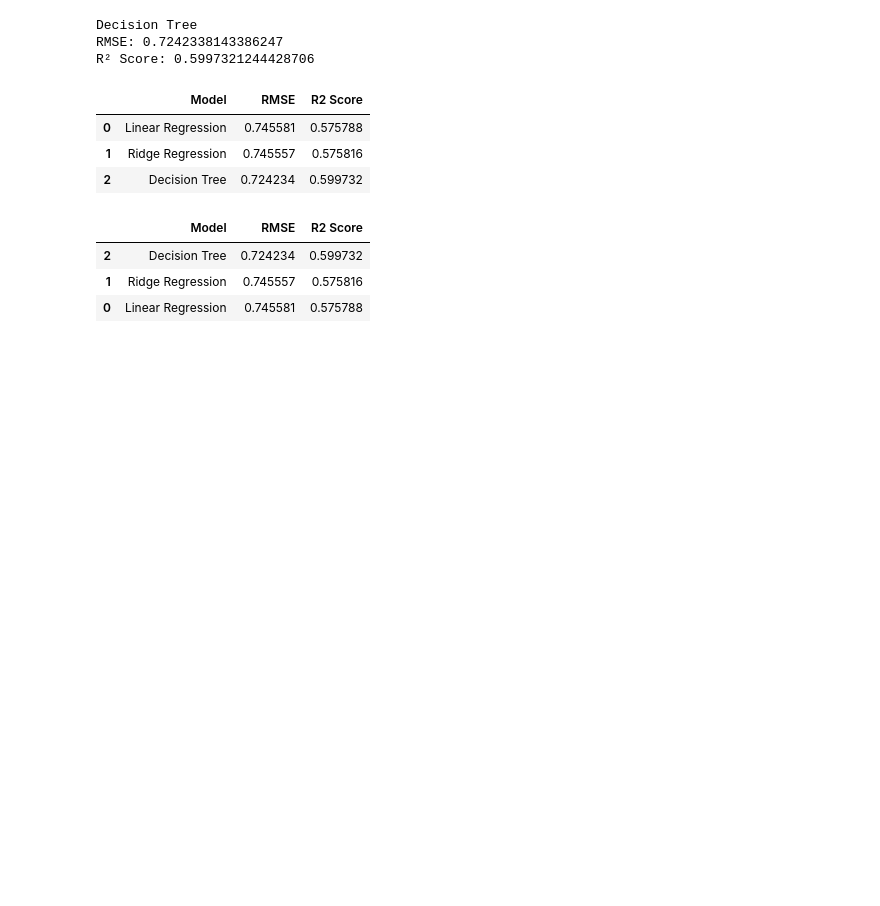
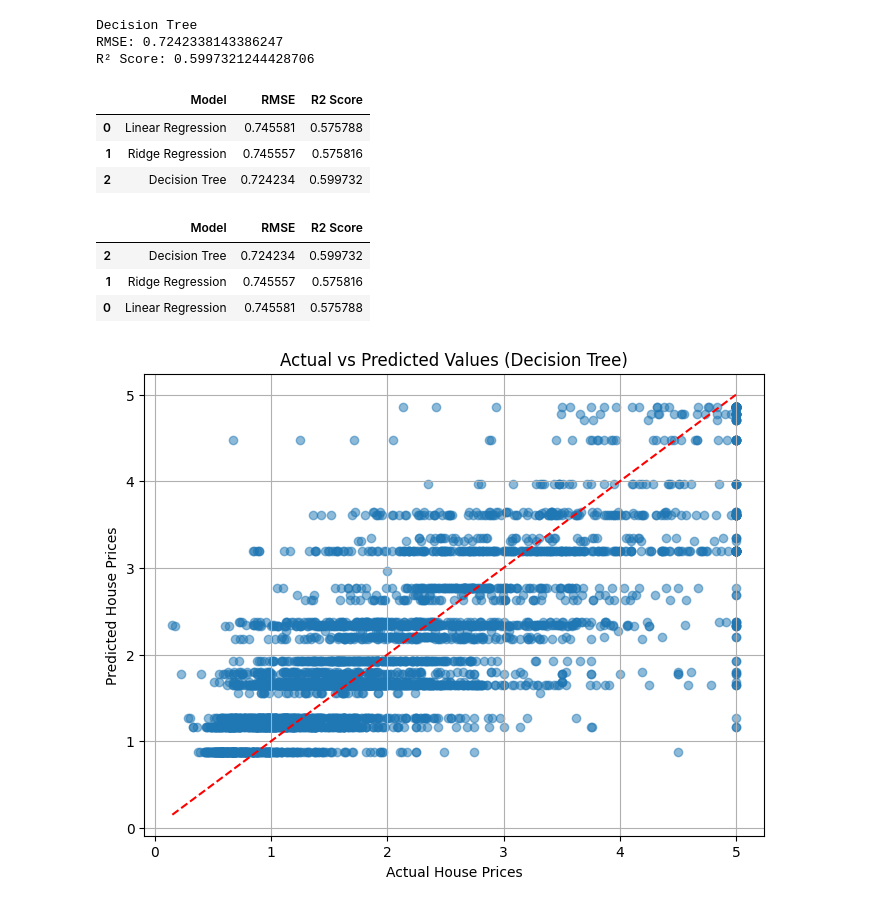
Before and after one commit to khasif18/house-price-predictor-, a Jupyter notebook: sk2_ml_model_comparison.ipynb, the cells around one changed output. Saved outputs shown, nothing was run; the diff lists cells and outputs as text; code cells hidden in the pictures; blank space fills up the shorter version.

Commit message:
Finalize project with visualizations and conclusion

```diff
--- a/sk2_ml_model_comparison.ipynb
+++ b/sk2_ml_model_comparison.ipynb
@@ -247,3 +247,23 @@ results.sort_values(by="R2 Score", ascending=False)
 | 2 | Decision Tree | 0.724234 | 0.599732 |
 | 1 | Ridge Regression | 0.745557 | 0.575816 |
 | 0 | Linear Regression | 0.745581 | 0.575788 |
+# %%
+plt.figure(figsize=(8,6))
+
+plt.scatter(y_test, tree_pred, alpha=0.5)
+
+plt.plot(
+    [y_test.min(), y_test.max()],
+    [y_test.min(), y_test.max()],
+    color='red',
+    linestyle='--'
+)
+
+plt.xlabel("Actual House Prices")
+plt.ylabel("Predicted House Prices")
+plt.title("Actual vs Predicted Values (Decision Tree)")
+plt.grid(True)
+
+plt.show()
+# %% [output]
+[figure, added]
```
Also changed, not shown: parts of 4 cells of this notebook, 2 other files.
